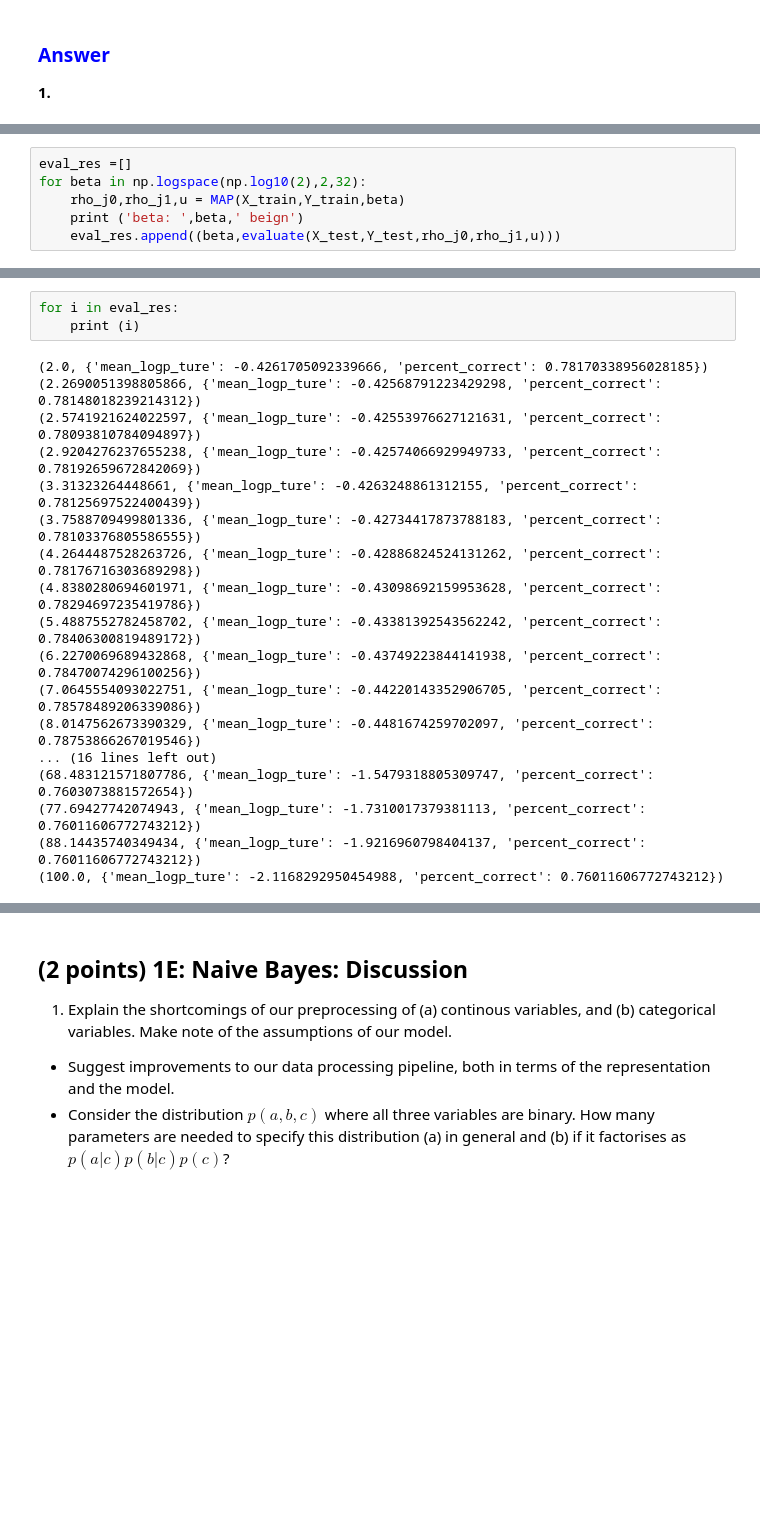
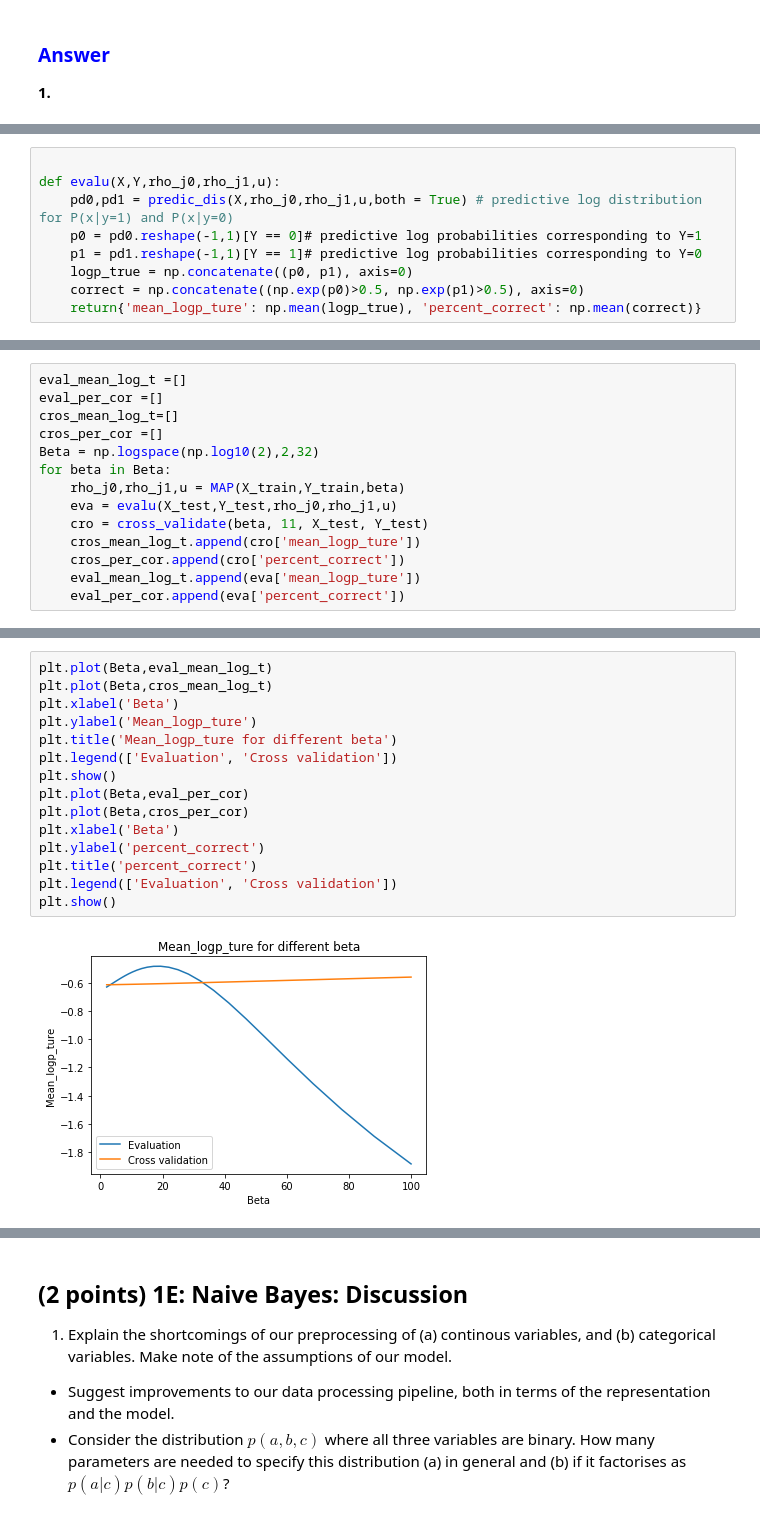
Before and after one commit to yifeiacc/ML_naive_bayes_classifier, a Jupyter notebook: assigment1.ipynb, the cells around one changed output, grey strips where cells are left out. Cells and saved outputs as stored; diff of their text form; blank space fills up the shorter version.

```diff
--- a/assigment1.ipynb
+++ b/assigment1.ipynb
@@ -498,2 +459,11 @@ print (evaluate(X_test,Y_test,rho_j0,rho_j1,u))
+# %%
+
+def evalu(X,Y,rho_j0,rho_j1,u):
+    pd0,pd1 = predic_dis(X,rho_j0,rho_j1,u,both = True) # predictive log distribution for P(x|y=1) and P(x|y=0)
+    p0 = pd0.reshape(-1,1)[Y == 0]# predictive log probabilities corresponding to Y=1
+    p1 = pd1.reshape(-1,1)[Y == 1]# predictive log probabilities corresponding to Y=0
+    logp_true = np.concatenate((p0, p1), axis=0)
+    correct = np.concatenate((np.exp(p0)>0.5, np.exp(p1)>0.5), axis=0)
+    return{'mean_logp_ture': np.mean(logp_true), 'percent_correct': np.mean(correct)}
 # %%
 def cross_validate(beta, nfolds, X, Y):
@@ -525,6 +484,14 @@ echo：  4  begin
 # %%
-eval_res =[]
-for beta in np.logspace(np.log10(2),2,32):
+eval_mean_log_t =[]
+eval_per_cor =[]
+cros_mean_log_t=[]
+cros_per_cor =[]
+Beta = np.logspace(np.log10(2),2,32)
+for beta in Beta:
     rho_j0,rho_j1,u = MAP(X_train,Y_train,beta)
-    print ('beta: ',beta,' beign')
-    eval_res.append((beta,evaluate(X_test,Y_test,rho_j0,rho_j1,u)))
+    eva = evalu(X_test,Y_test,rho_j0,rho_j1,u)
+    cro = cross_validate(beta, 11, X_test, Y_test)
+    cros_mean_log_t.append(cro['mean_logp_ture'])
+    cros_per_cor.append(cro['percent_correct'])
+    eval_mean_log_t.append(eva['mean_logp_ture'])
+    eval_per_cor.append(eva['percent_correct'])
@@ -549,21 +498,17 @@ beta:  100.0  beign
-# %%
-for i in eval_res:
-    print (i)
-# %% [output]
-(2.0, {'mean_logp_ture': -0.4261705092339666, 'percent_correct': 0.78170338956028185})
-(2.2690051398805866, {'mean_logp_ture': -0.42568791223429298, 'percent_correct': 0.78148018239214312})
-(2.5741921624022597, {'mean_logp_ture': -0.42553976627121631, 'percent_correct': 0.78093810784094897})
-(2.9204276237655238, {'mean_logp_ture': -0.42574066929949733, 'percent_correct': 0.78192659672842069})
-(3.31323264448661, {'mean_logp_ture': -0.4263248861312155, 'percent_correct': 0.78125697522400439})
-(3.7588709499801336, {'mean_logp_ture': -0.42734417873788183, 'percent_correct': 0.78103376805586555})
-(4.2644487528263726, {'mean_logp_ture': -0.42886824524131262, 'percent_correct': 0.78176716303689298})
-(4.8380280694601971, {'mean_logp_ture': -0.43098692159953628, 'percent_correct': 0.78294697235419786})
-(5.4887552782458702, {'mean_logp_ture': -0.43381392543562242, 'percent_correct': 0.78406300819489172})
-(6.2270069689432868, {'mean_logp_ture': -0.43749223844141938, 'percent_correct': 0.78470074296100256})
-(7.0645554093022751, {'mean_logp_ture': -0.44220143352906705, 'percent_correct': 0.78578489206339086})
-(8.0147562673390329, {'mean_logp_ture': -0.4481674259702097, 'percent_correct': 0.78753866267019546})
-... (16 lines left out)
-(68.483121571807786, {'mean_logp_ture': -1.5479318805309747, 'percent_correct': 0.7603073881572654})
-(77.69427742074943, {'mean_logp_ture': -1.7310017379381113, 'percent_correct': 0.76011606772743212})
-(88.14435740349434, {'mean_logp_ture': -1.9216960798404137, 'percent_correct': 0.76011606772743212})
-(100.0, {'mean_logp_ture': -2.1168292950454988, 'percent_correct': 0.76011606772743212})
+# %%
+plt.plot(Beta,eval_mean_log_t)
+plt.plot(Beta,cros_mean_log_t)
+plt.xlabel('Beta')
+plt.ylabel('Mean_logp_ture')
+plt.title('Mean_logp_ture for different beta')
+plt.legend(['Evaluation', 'Cross validation'])
+plt.show()
+plt.plot(Beta,eval_per_cor)
+plt.plot(Beta,cros_per_cor)
+plt.xlabel('Beta')
+plt.ylabel('percent_correct')
+plt.title('percent_correct')
+plt.legend(['Evaluation', 'Cross validation'])
+plt.show()
+# %% [output]
+[figure, added]
```
Also changed, not shown: parts of 40 cells of this notebook.
